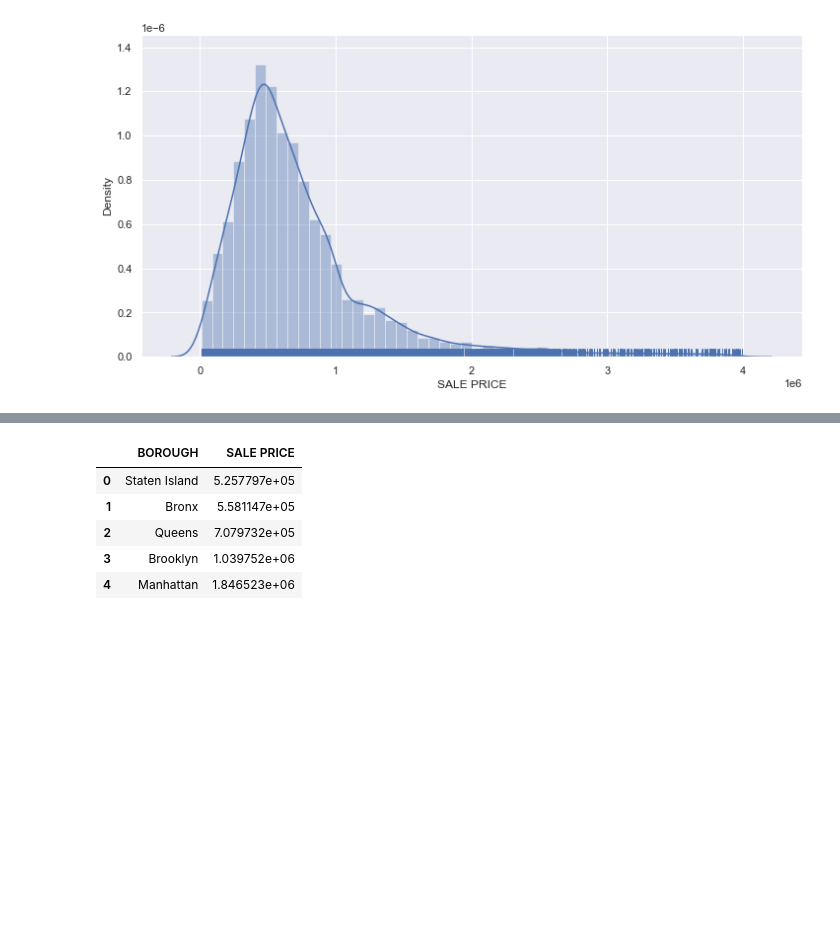
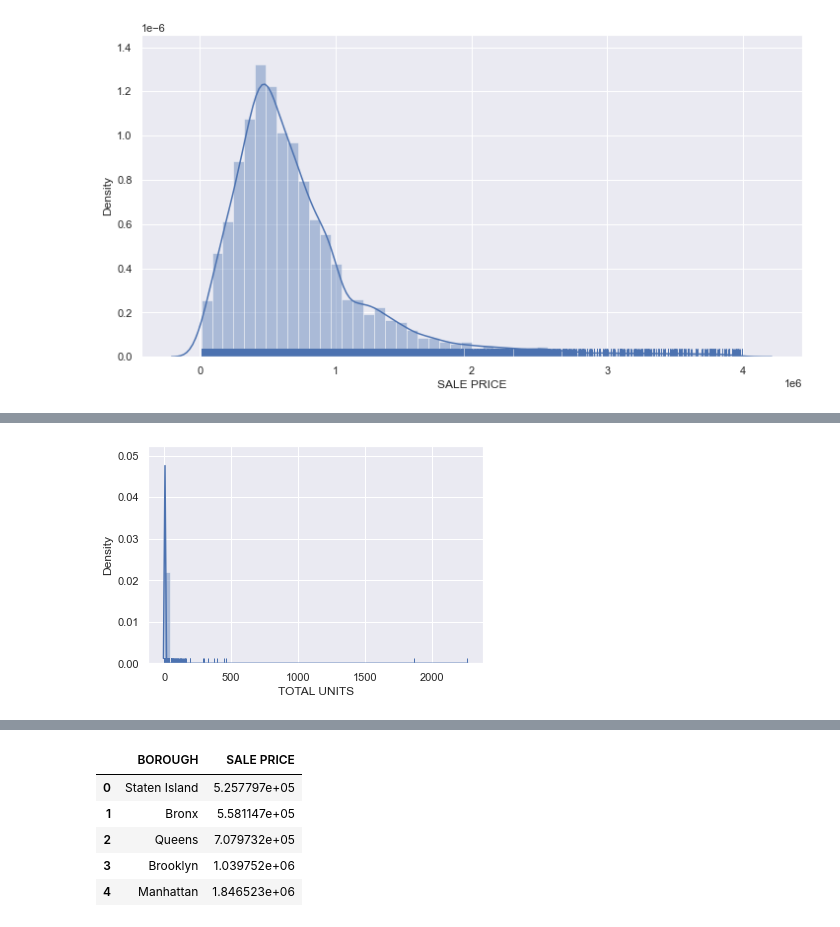
Before and after one commit to Jkamin0/ECN-5090, a Jupyter notebook: HW/HW-2 EDA for NYC.ipynb, the cells around one changed output, grey strips where cells are left out. Drawn from its saved outputs; the diff is of its cells as text; code cells hidden in the pictures; blank space fills up the shorter version.

```diff
--- a/HW/HW-2 EDA for NYC.ipynb
+++ b/HW/HW-2 EDA for NYC.ipynb
@@ -247,0 +270,7 @@ plt.show()
+# %%
+# Vizualize our total units without 0 included
+df4=df3[df3['TOTAL UNITS']!=0].copy()
+sns.distplot(df4['TOTAL UNITS'], bins=50, rug=True)
+plt.show()
+# %% [output]
+[figure, added]
```
Also changed, not shown: parts of 23 cells of this notebook.
